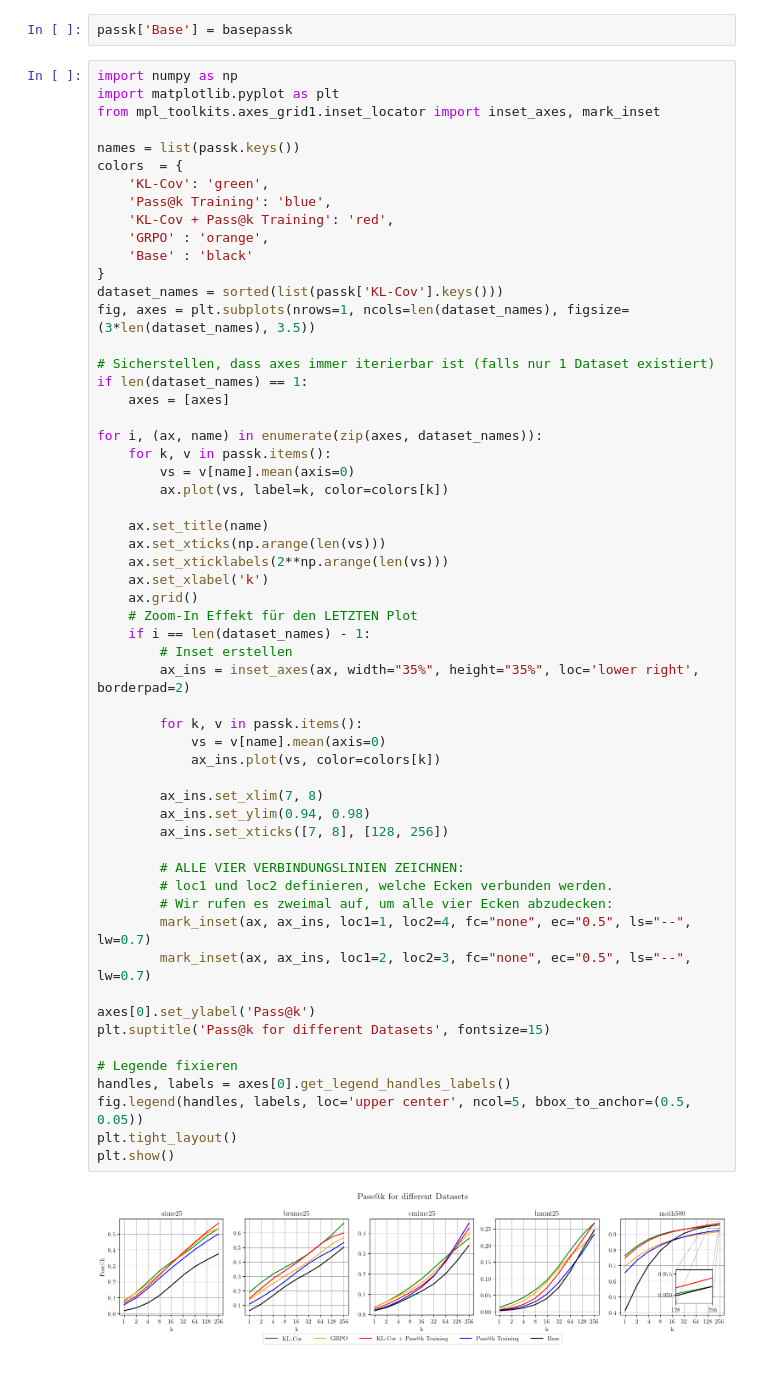
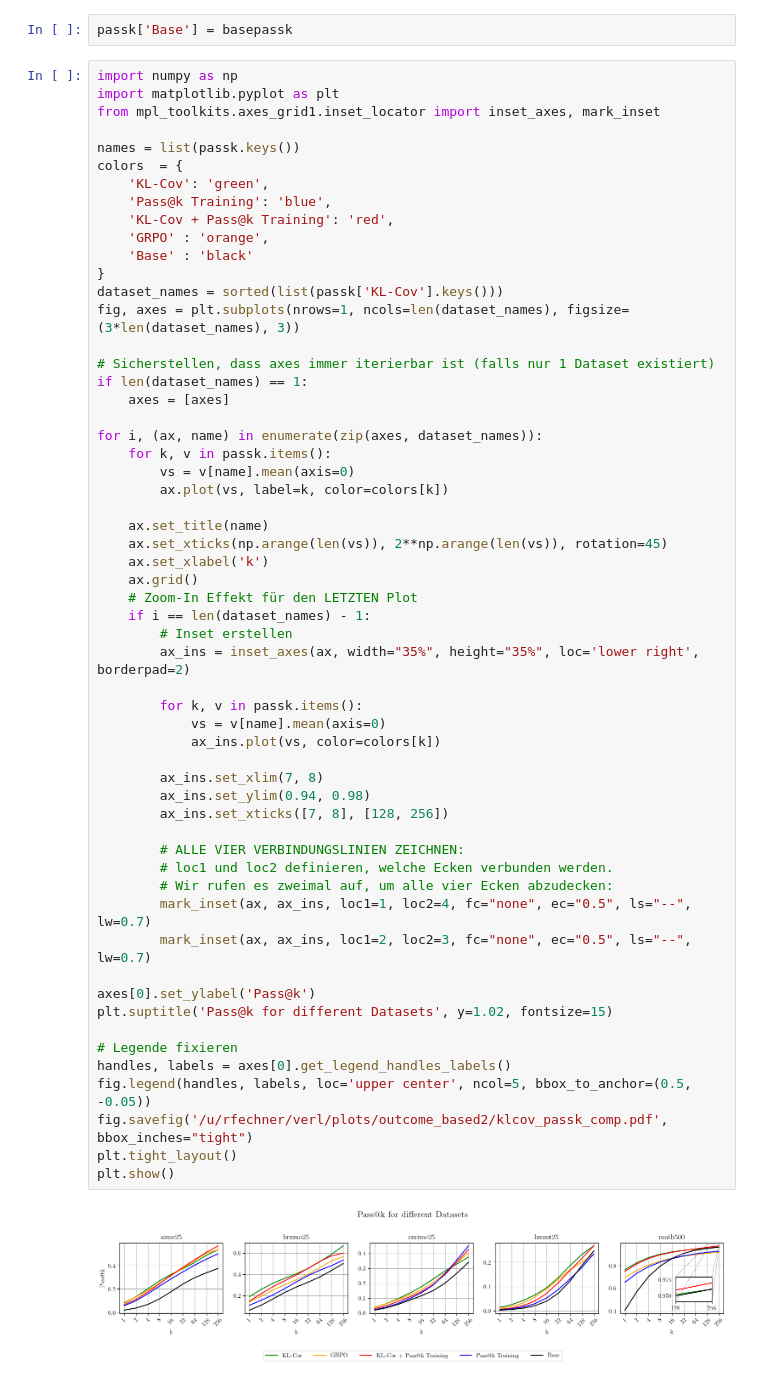
Before and after one commit to rfechner/verl, a Jupyter notebook: tmp.ipynb, the cells around one changed output. Saved outputs shown, nothing was run; the diff lists cells and outputs as text.

Commit message:
klcov_passk_comp plot

```diff
--- a/tmp.ipynb
+++ b/tmp.ipynb
@@ -46,7 +46,7 @@ colors  = {
     'Base' : 'black'
 }
 dataset_names = sorted(list(passk['KL-Cov'].keys()))
-fig, axes = plt.subplots(nrows=1, ncols=len(dataset_names), figsize=(3*len(dataset_names), 3.5))
+fig, axes = plt.subplots(nrows=1, ncols=len(dataset_names), figsize=(3*len(dataset_names), 3))
 
 # Sicherstellen, dass axes immer iterierbar ist (falls nur 1 Dataset existiert)
 if len(dataset_names) == 1:
@@ -58,36 +58,36 @@ for i, (ax, name) in enumerate(zip(axes, dataset_names)):
         ax.plot(vs, label=k, color=colors[k])
 
     ax.set_title(name)
-    ax.set_xticks(np.arange(len(vs)))
-    ax.set_xticklabels(2**np.arange(len(vs)))
+    ax.set_xticks(np.arange(len(vs)), 2**np.arange(len(vs)), rotation=45)
     ax.set_xlabel('k')
     ax.grid()
     # Zoom-In Effekt für den LETZTEN Plot
     if i == len(dataset_names) - 1:
         # Inset erstellen
         ax_ins = inset_axes(ax, width="35%", height="35%", loc='lower right', borderpad=2)
 
         for k, v in passk.items():
             vs = v[name].mean(axis=0)
             ax_ins.plot(vs, color=colors[k])
 
         ax_ins.set_xlim(7, 8)
         ax_ins.set_ylim(0.94, 0.98)
         ax_ins.set_xticks([7, 8], [128, 256])
 
         # ALLE VIER VERBINDUNGSLINIEN ZEICHNEN:
         # loc1 und loc2 definieren, welche Ecken verbunden werden.
         # Wir rufen es zweimal auf, um alle vier Ecken abzudecken:
         mark_inset(ax, ax_ins, loc1=1, loc2=4, fc="none", ec="0.5", ls="--", lw=0.7)
         mark_inset(ax, ax_ins, loc1=2, loc2=3, fc="none", ec="0.5", ls="--", lw=0.7)
 
 axes[0].set_ylabel('Pass@k')
-plt.suptitle('Pass@k for different Datasets', fontsize=15)
+plt.suptitle('Pass@k for different Datasets', y=1.02, fontsize=15)
 
 # Legende fixieren
 handles, labels = axes[0].get_legend_handles_labels()
-fig.legend(handles, labels, loc='upper center', ncol=5, bbox_to_anchor=(0.5, 0.05))
+fig.legend(handles, labels, loc='upper center', ncol=5, bbox_to_anchor=(0.5, -0.05))
+fig.savefig('/u/rfechner/verl/plots/outcome_based2/klcov_passk_comp.pdf', bbox_inches="tight")
 plt.tight_layout()
 plt.show()
 # %% [output]
-[figure, old version]
+[figure, new version]
```
Also changed, not shown: 3 other files.
